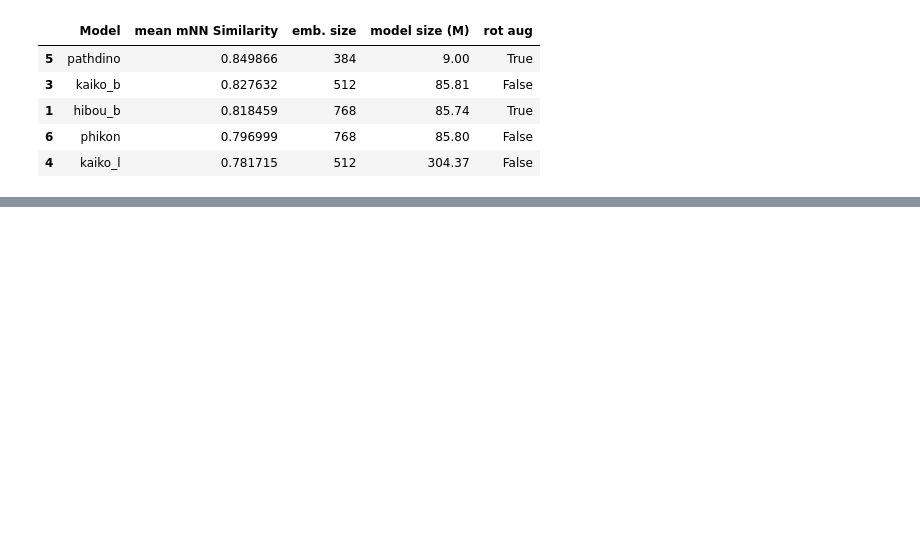
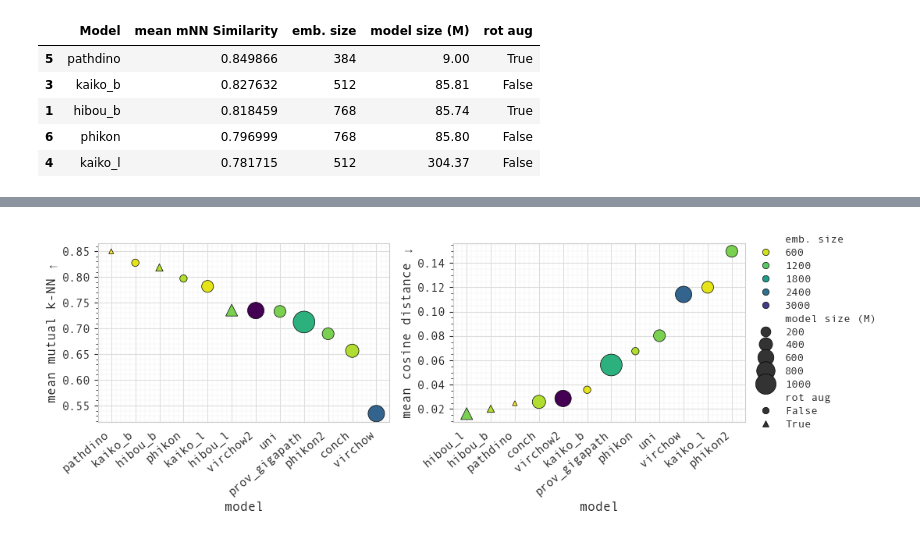
Before and after one commit to MatousE/rot-invariance-analysis, a Jupyter notebook: figs/model_comparison_plots.ipynb, the cells around one changed output, grey strips where cells are left out. Saved outputs shown, nothing was run; the diff lists cells and outputs as text; code cells hidden in the pictures; blank space fills up the shorter version.

```diff
--- a/figs/model_comparison_plots.ipynb
+++ b/figs/model_comparison_plots.ipynb
@@ -162,0 +163,94 @@ plt.savefig('distance-plot.svg')
+# %%
+import matplotlib.pyplot as plt
+import seaborn as sns
+
+# Create subplots
+fig, axs = plt.subplots(1, 2, figsize=(11, 4))
+
+# Set style
+sns.set_style(rc={
+    'xtick.top': False,
+    'ytick.left': True,
+})
+markers = {True: "^", False: "o"}
+
+# First scatterplot
+s1 = sns.scatterplot(mean_similarity_per_model,
+                     y='mean mNN Similarity',
+                     x='Model',
+                     hue='emb. size',
+                     size='model size (M)',
+                     sizes=(20, 400),
+                     palette='viridis_r',
+                     linewidth=0.5,
+                     edgecolor="black",
+                     legend=False,
+                     style='rot aug',
+                     markers=markers,
+                     ax=axs[0])
+
+
+# Set xticks and yticks
+axs[0].set_xticklabels(axs[0].get_xticklabels(), rotation=40, fontsize=11, family='Andale Mono')
+axs[0].set_yticklabels(axs[0].get_yticklabels(), fontsize=11, family='Andale Mono')
+
+# Set labels
+axs[0].set_xlabel('model', fontsize=12, family='Andale Mono')
+axs[0].set_ylabel(f"mean mutual k-NN ↑", fontsize=12, family='Andale Mono')
+
+# Add grid and minor ticks
+axs[0].grid(which='major', color='#DDDDDD', linewidth=0.8)
+axs[0].grid(which='minor', color='#EEEEEE', linestyle='solid', linewidth=0.3)
+axs[0].minorticks_on()
+
+# Ensure alignment of x-ticks
+for tick in axs[0].xaxis.get_majorticklabels():
+    tick.set_horizontalalignment("right")
+
+# Create a scatter plot to generate the legend
+s2 = sns.scatterplot(mean_distance_per_model,
+                     y='cosine distance',
+                     x='Model',
+                     hue='emb. size',
+                     size='model size (M)',
+                     sizes=(20, 400),
+                     palette='viridis_r',
+                     linewidth=0.5,
+                     edgecolor="black",
+                     legend=True,
+                     style='rot aug',
+                     markers=markers,
+                     ax=axs[1])  # Set legend to True
+
+# Customize legend
+s2.legend(fontsize="medium",
+          title_fontsize='x-large',
+          prop=dict(family='Andale Mono'),
+          loc='upper left',
+          bbox_to_anchor=(1., 1.1),
+          labelspacing=0.3,
+          frameon=False)
+
+
+axs[1].set_xticklabels(axs[1].get_xticklabels(), rotation=40, fontsize=11, family='Andale Mono')
+axs[1].set_yticklabels(axs[1].get_yticklabels(), fontsize=11, family='Andale Mono')
+
+axs[1].set_xlabel('model', fontsize=12, family='Andale Mono')
+axs[1].set_ylabel(f"mean cosine distance ↓", fontsize=12, family='Andale Mono')
+
+
+axs[1].grid(which='major', color='#DDDDDD', linewidth=0.8)
+axs[1].grid(which='minor', color='#EEEEEE', linestyle='solid', linewidth=0.3)
+axs[1].minorticks_on()
+
+for tick in axs[1].xaxis.get_majorticklabels():
+    tick.set_horizontalalignment("right")
+
+axs[1].yaxis.set_label_position("left")
+axs[1].yaxis.tick_left()
+
+# Tight layout and saving the figure
+plt.tight_layout()
+plt.savefig('distance-plot.svg')
+# %% [output]
+[figure, added]
```
Also changed, not shown: parts of 1 cell of this notebook, 1 other file.
